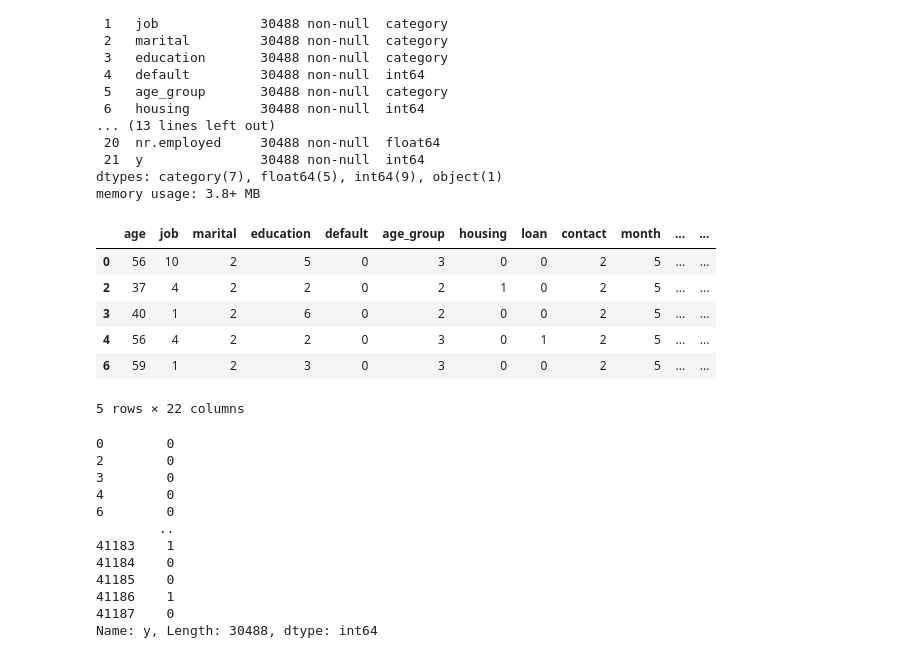
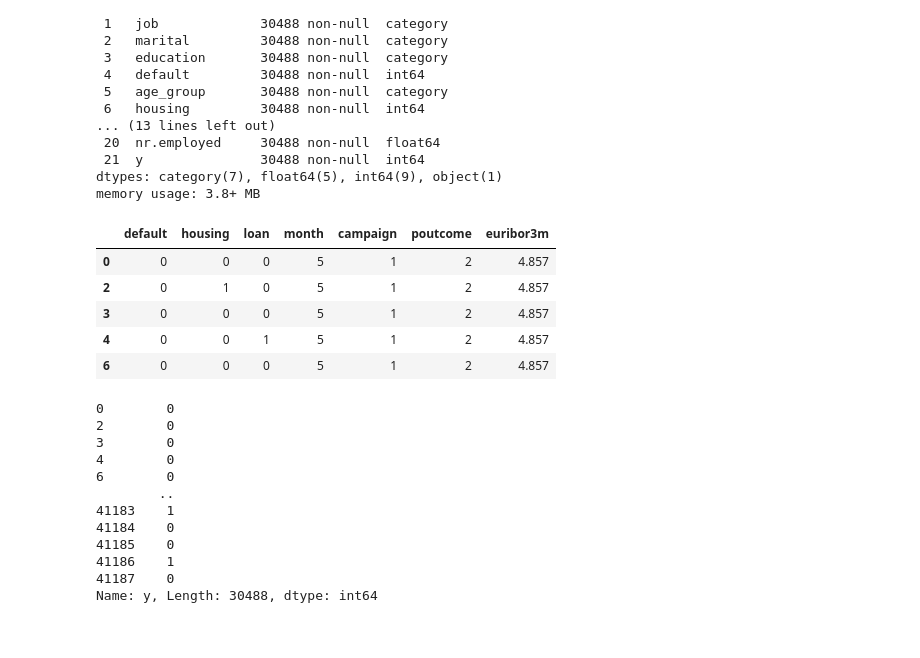
Before and after one commit to Cheeseburgerfly/AIAssignment, a Jupyter notebook: logreg.ipynb, the cells around one changed output. Drawn from its saved outputs; the diff is of its cells as text; code cells hidden in the pictures.

Commit message:
changes: dropped unwanted columns

```diff
--- a/logreg.ipynb
+++ b/logreg.ipynb
@@ -110,17 +110,16 @@ dtypes: category(7), float64(5), int64(9), object(1)
 memory usage: 3.8+ MB
 # %%
 y = dataset['y']
-x = dataset.drop(['age', 'marital', 'job', 'day_of_week', 'duration', 'emp.var.rate', 'cons.price.idx', 'cons.conf.idx', 'nr.employed', 'y'], axis=1)
+x = dataset.drop(['age', 'age_group', 'marital', 'job', 'contact', 'education', 'day_of_week', 'duration', 'pdays', 'previous', 'emp.var.rate', 'cons.price.idx', 'cons.conf.idx', 'nr.employed', 'y'], axis=1)
 # %%
-dataset.head()
+x.head()
 # %% [output]
-|  | age | job | marital | education | default | age_group | housing | loan | contact | month | ... | ... |
-| 0 | 56 | 10 | 2 | 5 | 0 | 3 | 0 | 0 | 2 | 5 | ... | ... |
-| 2 | 37 | 4 | 2 | 2 | 0 | 2 | 1 | 0 | 2 | 5 | ... | ... |
-| 3 | 40 | 1 | 2 | 6 | 0 | 2 | 0 | 0 | 2 | 5 | ... | ... |
-| 4 | 56 | 4 | 2 | 2 | 0 | 3 | 0 | 1 | 2 | 5 | ... | ... |
-| 6 | 59 | 1 | 2 | 3 | 0 | 3 | 0 | 0 | 2 | 5 | ... | ... |
+|  | default | housing | loan | month | campaign | poutcome | euribor3m |
+| 0 | 0 | 0 | 0 | 5 | 1 | 2 | 4.857 |
+| 2 | 0 | 1 | 0 | 5 | 1 | 2 | 4.857 |
+| 3 | 0 | 0 | 0 | 5 | 1 | 2 | 4.857 |
+| 4 | 0 | 0 | 1 | 5 | 1 | 2 | 4.857 |
+| 6 | 0 | 0 | 0 | 5 | 1 | 2 | 4.857 |
-5 rows × 22 columns
 # %%
 y
 # %% [output]
```
Also changed, not shown: parts of 4 cells of this notebook.
